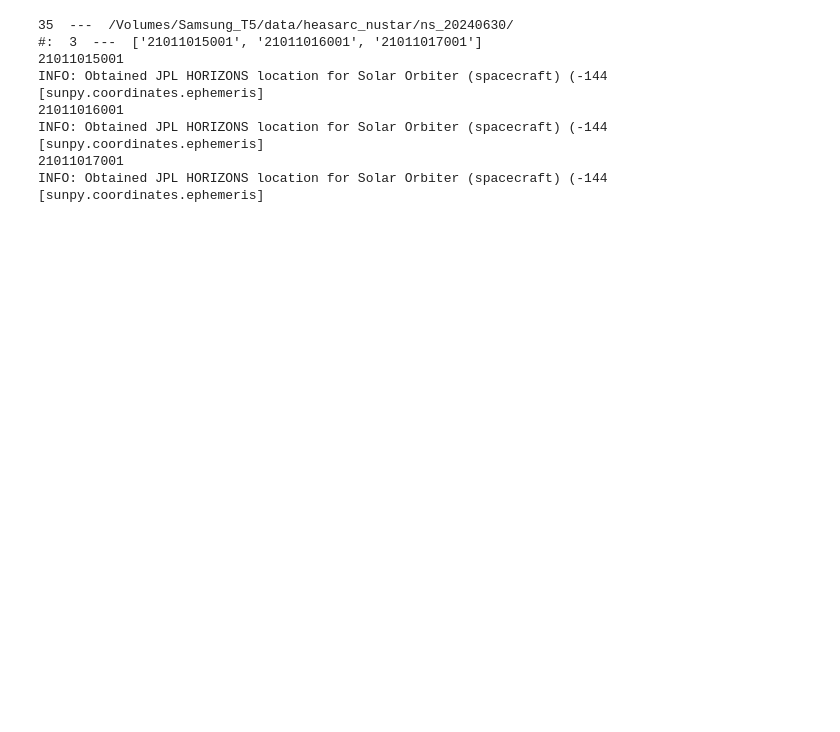
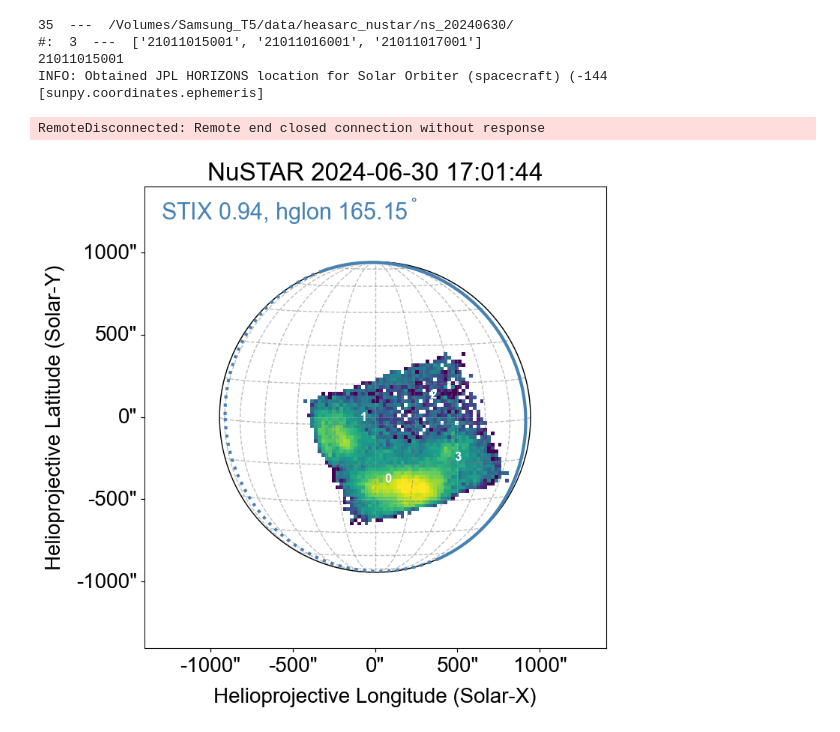
Before and after one commit to ianan/nsx_summ, a Jupyter notebook: make_ns_maps.ipynb, the cells around one changed output. Saved outputs shown, nothing was run; the diff lists cells and outputs as text; code cells hidden in the pictures; blank space fills up the shorter version.

```diff
--- a/make_ns_maps.ipynb
+++ b/make_ns_maps.ipynb
@@ -168,10 +168,10 @@ for icamp in [35]:
 
         # Anything in the GOES flare list? Obviously needs the internet to work
         trange=a.Time(tstart,tend)
-        # gsflin = Fido.search(trange,a.hek.EventType("FL"),a.hek.FRM.Name == "SSW Latest Events")
-        # gsflhk=gsflin["hek"]
+        gsflin = Fido.search(trange,a.hek.EventType("FL"),a.hek.FRM.Name == "SSW Latest Events")
+        gsflhk=gsflin["hek"]
         # # If HEK/LMSAL not responding can just not use Fido till working again
-        gsflhk=''
+        # gsflhk=''
         for gg in gsflhk:
             fl_xy = SkyCoord(gg['hpc_x']*u.arcsec, gg['hpc_y']*u.arcsec,
                             frame=snmr.coordinate_frame)
@@ -179,37 +179,35 @@ for icamp in [35]:
             ax.text(((42+gg['hpc_x'])*u.arcsec).to('deg').value,
                     ((42+gg['hpc_y'])*u.arcsec).to('deg').value,
                     gg["fl_goescls"]+'('+gg['event_peaktime'].isot[11:16]+')',
                     transform=ax.get_transform('world'),color='firebrick',fontsize=16)
         # Anything from AIA?
-        # aiaflin = Fido.search(trange,a.hek.EventType("FL"),a.hek.FRM.Name =="Flare Detective - Trigger Module")
-        # aiaflhk=aiaflin["hek"]
+        aiaflin = Fido.search(trange,a.hek.EventType("FL"),a.hek.FRM.Name =="Flare Detective - Trigger Module")
+        aiaflhk=aiaflin["hek"]
         # # If HEK/LMSAL not responding can just not use Fido till working again
-        aiaflhk=''
+        # aiaflhk=''
         for aa in aiaflhk:
             #  Only plot it if peak time during NuSTAR time window
             if (aa["event_peaktime"] >= tstart) and (aa["event_peaktime"] <= tend):
                 fl_xy = SkyCoord(aa['hpc_x']*u.arcsec, aa['hpc_y']*u.arcsec,
                                 frame=snmr.coordinate_frame)
                 ax.plot_coord(fl_xy, 'x',color='darkorchid',mew=2,ms=21)
                 ax.text(((42+aa['hpc_x'])*u.arcsec).to('deg').value,
                         ((42+aa['hpc_y'])*u.arcsec).to('deg').value,
                         'AF('+aa['event_peaktime'].isot[11:16]+')',
                         transform=ax.get_transform('world'),color='darkorchid',fontsize=16)
         ax.grid(False)
         ax.set_xlabel('HPC x [arcsec]')
         ax.set_ylabel('HPC y [arcsec]')
         ax.set_title(tstart.iso[0:19]+' to '+tend.iso[11:19])
         plt.colorbar(fraction=0.035, pad=0.03,label='NuSTAR A 2-10 keV [count $s^{-1}$]')
         plt.annotate(nsid,(0.03,0.03),xycoords='figure fraction',fontsize=20)
         fig.subplots_adjust(bottom=0.1, top=0.95, left=0.2, right=0.8)
         plt.savefig('figs/ns_'+dobs[icamp]+f'/map_{mint:%Y%m%d_%H%M}_'+nsid+'_ngs.png')
         plt.close()
 # %% [output]
 35  ---  /Volumes/Samsung_T5/data/heasarc_nustar/ns_20240630/
 #:  3  ---  ['21011015001', '21011016001', '21011017001']
 21011015001
 INFO: Obtained JPL HORIZONS location for Solar Orbiter (spacecraft) (-144 [sunpy.coordinates.ephemeris]
-21011016001
-INFO: Obtained JPL HORIZONS location for Solar Orbiter (spacecraft) (-144 [sunpy.coordinates.ephemeris]
-21011017001
-INFO: Obtained JPL HORIZONS location for Solar Orbiter (spacecraft) (-144 [sunpy.coordinates.ephemeris]
+RemoteDisconnected: Remote end closed connection without response
+[figure, added]
```
